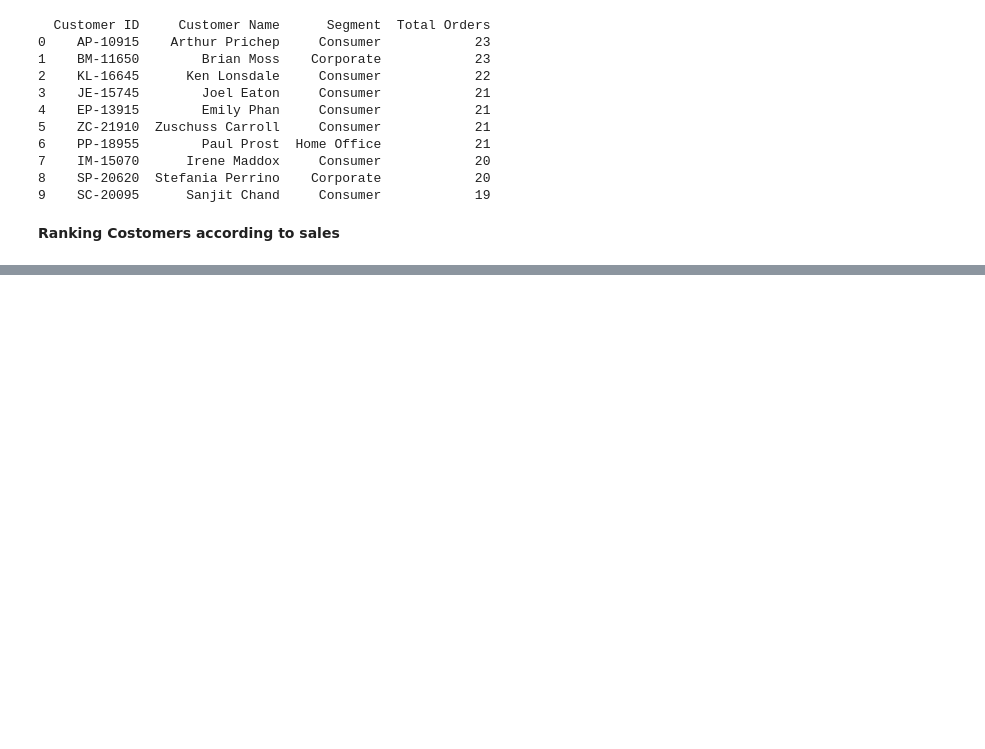
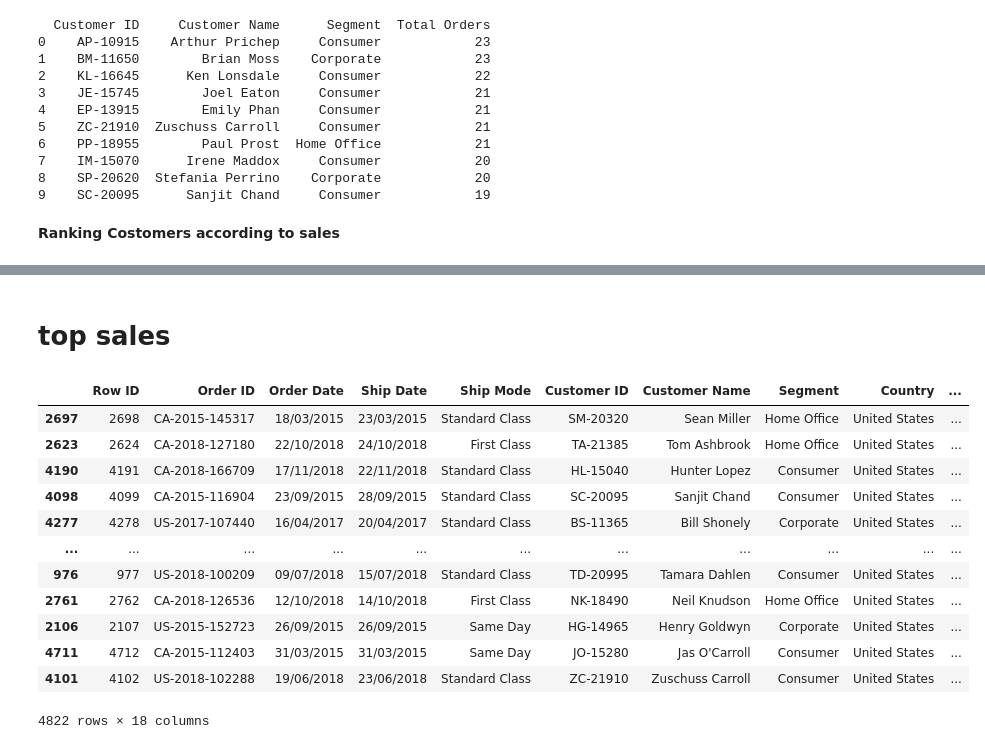
Before and after one commit to brianisinga/data-analysis-with-python, a Jupyter notebook: stock analysis.ipynb, the cells around one changed output, grey strips where cells are left out. Saved outputs shown, nothing was run; the diff lists cells and outputs as text; code cells hidden in the pictures; blank space fills up the shorter version.

```diff
--- a/stock analysis.ipynb
+++ b/stock analysis.ipynb
@@ -184,0 +200,18 @@ customer_sales=data.groupby(['Customer ID','Customer Name','Segment'])['Sales'].
+# %% [markdown]
+# **top sales**
+# %%
+data.sort_values(by='Sales', ascending=False)
+# %% [output]
+|  | Row ID | Order ID | Order Date | Ship Date | Ship Mode | Customer ID | Customer Name | Segment | Country | ... |
+| 2697 | 2698 | CA-2015-145317 | 18/03/2015 | 23/03/2015 | Standard Class | SM-20320 | Sean Miller | Home Office | United States | ... |
+| 2623 | 2624 | CA-2018-127180 | 22/10/2018 | 24/10/2018 | First Class | TA-21385 | Tom Ashbrook | Home Office | United States | ... |
+| 4190 | 4191 | CA-2018-166709 | 17/11/2018 | 22/11/2018 | Standard Class | HL-15040 | Hunter Lopez | Consumer | United States | ... |
+| 4098 | 4099 | CA-2015-116904 | 23/09/2015 | 28/09/2015 | Standard Class | SC-20095 | Sanjit Chand | Consumer | United States | ... |
+| 4277 | 4278 | US-2017-107440 | 16/04/2017 | 20/04/2017 | Standard Class | BS-11365 | Bill Shonely | Corporate | United States | ... |
+| ... | ... | ... | ... | ... | ... | ... | ... | ... | ... | ... |
+| 976 | 977 | US-2018-100209 | 09/07/2018 | 15/07/2018 | Standard Class | TD-20995 | Tamara Dahlen | Consumer | United States | ... |
+| 2761 | 2762 | CA-2018-126536 | 12/10/2018 | 14/10/2018 | First Class | NK-18490 | Neil Knudson | Home Office | United States | ... |
+| 2106 | 2107 | US-2015-152723 | 26/09/2015 | 26/09/2015 | Same Day | HG-14965 | Henry Goldwyn | Corporate | United States | ... |
+| 4711 | 4712 | CA-2015-112403 | 31/03/2015 | 31/03/2015 | Same Day | JO-15280 | Jas O'Carroll | Consumer | United States | ... |
+| 4101 | 4102 | US-2018-102288 | 19/06/2018 | 23/06/2018 | Standard Class | ZC-21910 | Zuschuss Carroll | Consumer | United States | ... |
+4822 rows × 18 columns
```
Also changed, not shown: parts of 14 cells of this notebook.
